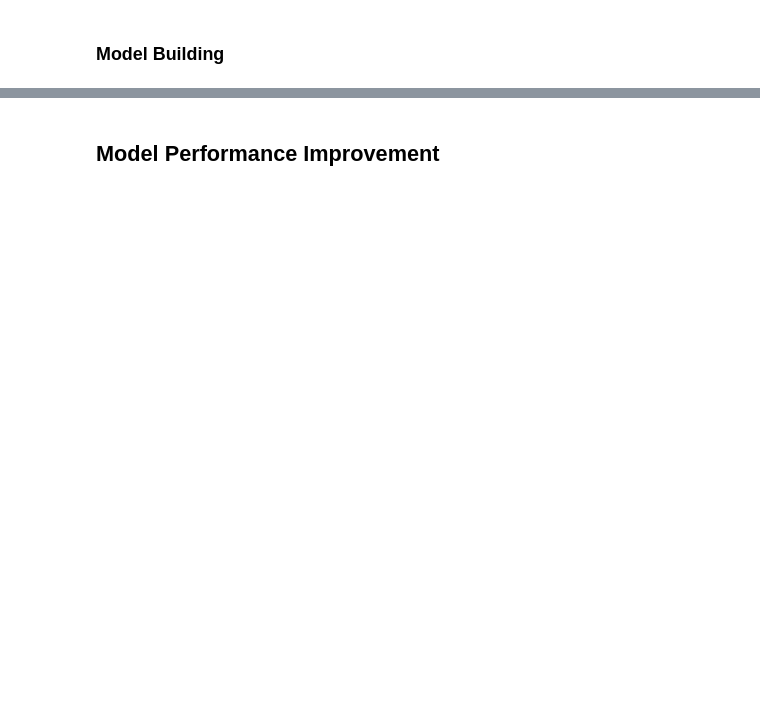
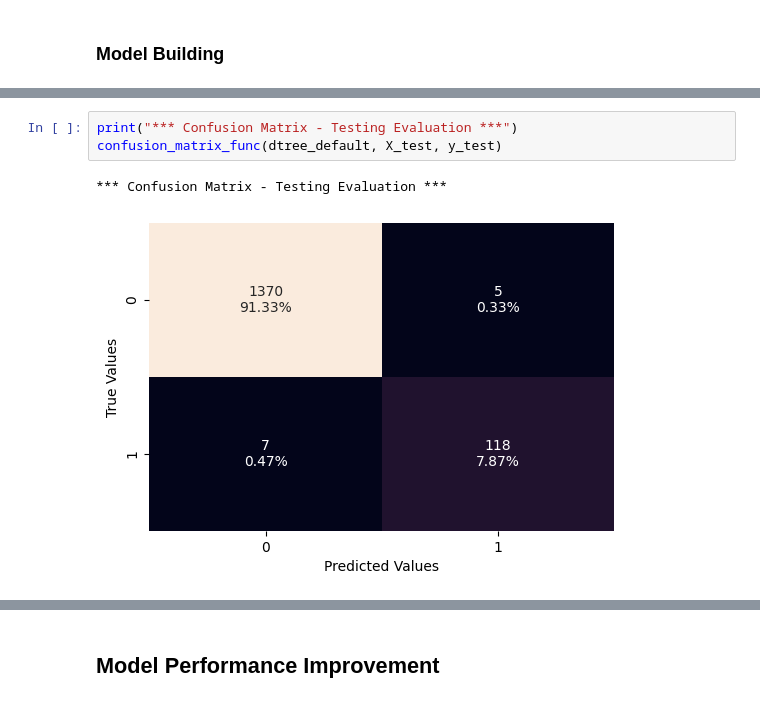
Before and after one commit to Celsius1313/AdvancedAnalyticsML01, a Jupyter notebook: ML_Project_Loan_Prediction_Celsio_Cosme.ipynb, the cells around one changed output, grey strips where cells are left out. Drawn from its saved outputs; the diff is of its cells as text; blank space fills up the shorter version.

```diff
--- a/ML_Project_Loan_Prediction_Celsio_Cosme.ipynb
+++ b/ML_Project_Loan_Prediction_Celsio_Cosme.ipynb
@@ -424,0 +643,6 @@ sns.countplot(df, x="Education", stat="percent", hue="Personal_Loan");
+# %%
+print("*** Confusion Matrix - Testing Evaluation ***")
+confusion_matrix_func(dtree_default, X_test, y_test)
+# %% [output]
+*** Confusion Matrix - Testing Evaluation ***
+[figure, added]
```
Also changed, not shown: parts of 60 cells of this notebook.
